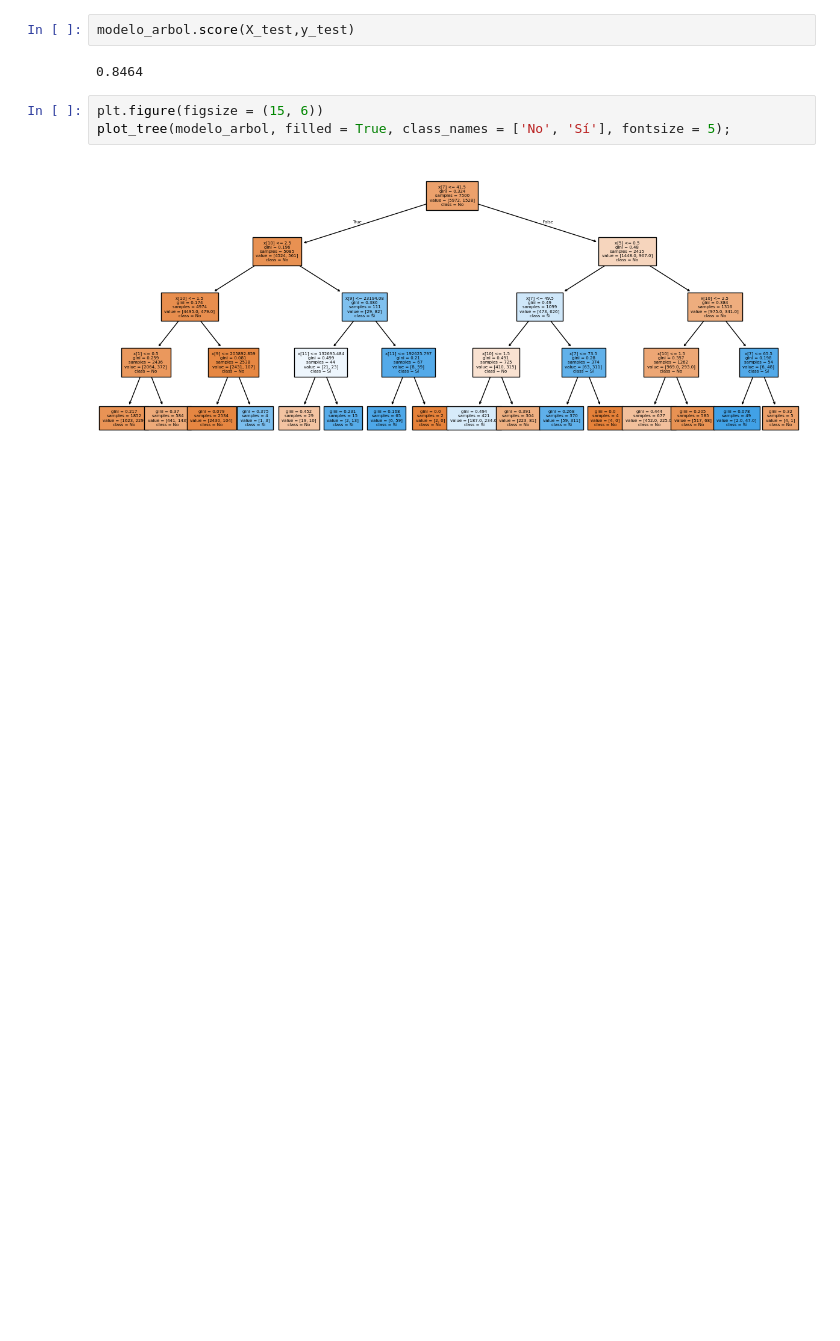
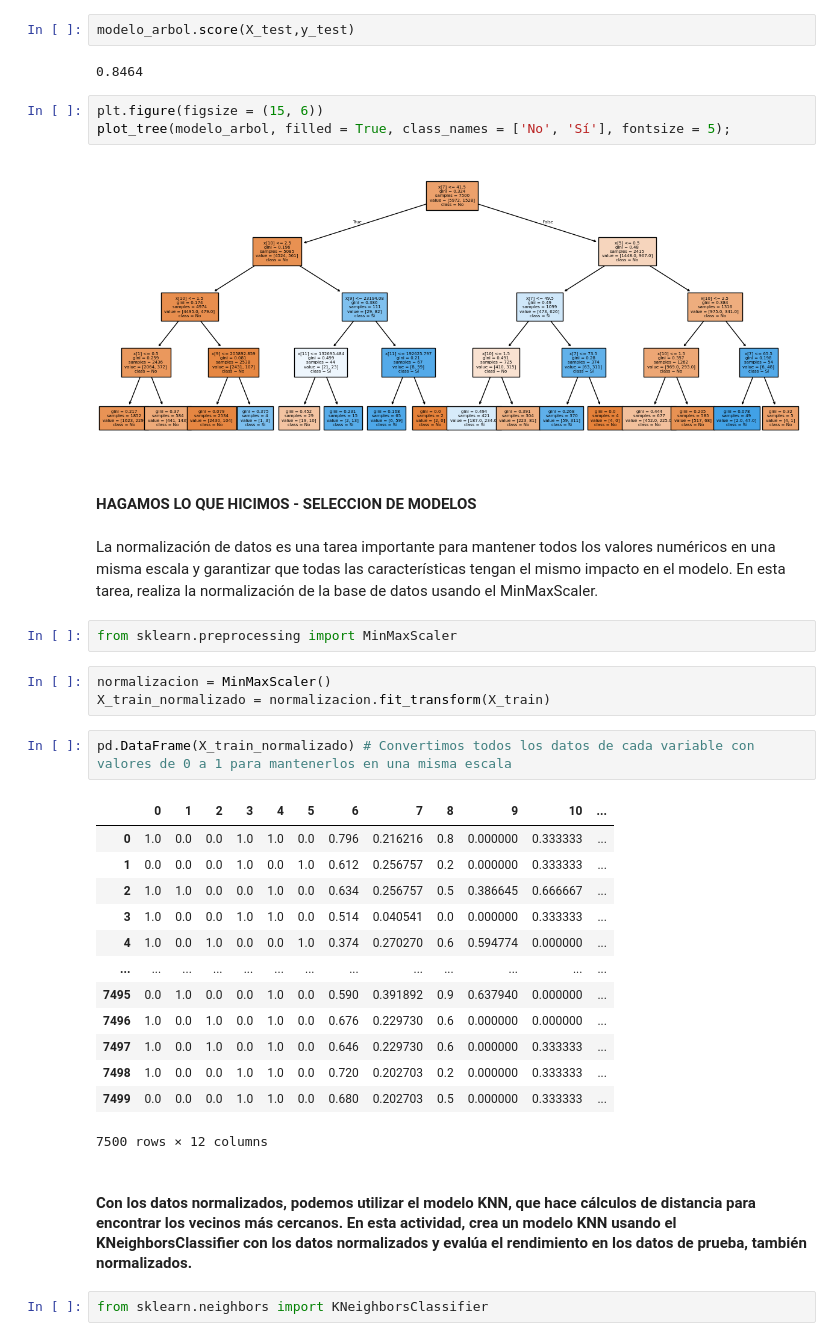
Before and after one commit to Starleen1996/Machine-Learning, a Jupyter notebook: Haga_Lo_que_hicimos_Clasificación_Datos_Machine_Learning.ipynb, the cells around one changed output. Saved outputs shown, nothing was run; the diff lists cells and outputs as text; blank space fills up the shorter version.

```diff
--- a/Haga_Lo_que_hicimos_Clasificación_Datos_Machine_Learning.ipynb
+++ b/Haga_Lo_que_hicimos_Clasificación_Datos_Machine_Learning.ipynb
@@ -280,3 +281,32 @@ plt.figure(figsize = (15, 6))
 plot_tree(modelo_arbol, filled = True, class_names = ['No', 'Sí'], fontsize = 5);
 # %% [output]
 [figure]
+# %% [markdown]
+#### HAGAMOS LO QUE HICIMOS - SELECCION DE MODELOS
+# %% [markdown]
+La normalización de datos es una tarea importante para mantener todos los valores numéricos en una misma escala y garantizar que todas las características tengan el mismo impacto en el modelo. En esta tarea, realiza la normalización de la base de datos usando el MinMaxScaler.
+# %%
+from sklearn.preprocessing import MinMaxScaler
+# %%
+normalizacion = MinMaxScaler()
+X_train_normalizado = normalizacion.fit_transform(X_train)
+# %%
+pd.DataFrame(X_train_normalizado) # Convertimos todos los datos de cada variable con valores de 0 a 1 para mantenerlos en una misma escala
+# %% [output]
+|  | 0 | 1 | 2 | 3 | 4 | 5 | 6 | 7 | 8 | 9 | 10 | ... |
+| 0 | 1.0 | 0.0 | 0.0 | 1.0 | 1.0 | 0.0 | 0.796 | 0.216216 | 0.8 | 0.000000 | 0.333333 | ... |
+| 1 | 0.0 | 0.0 | 0.0 | 1.0 | 0.0 | 1.0 | 0.612 | 0.256757 | 0.2 | 0.000000 | 0.333333 | ... |
+| 2 | 1.0 | 1.0 | 0.0 | 0.0 | 1.0 | 0.0 | 0.634 | 0.256757 | 0.5 | 0.386645 | 0.666667 | ... |
+| 3 | 1.0 | 0.0 | 0.0 | 1.0 | 1.0 | 0.0 | 0.514 | 0.040541 | 0.0 | 0.000000 | 0.333333 | ... |
+| 4 | 1.0 | 0.0 | 1.0 | 0.0 | 0.0 | 1.0 | 0.374 | 0.270270 | 0.6 | 0.594774 | 0.000000 | ... |
+| ... | ... | ... | ... | ... | ... | ... | ... | ... | ... | ... | ... | ... |
+| 7495 | 0.0 | 1.0 | 0.0 | 0.0 | 1.0 | 0.0 | 0.590 | 0.391892 | 0.9 | 0.637940 | 0.000000 | ... |
+| 7496 | 1.0 | 0.0 | 1.0 | 0.0 | 1.0 | 0.0 | 0.676 | 0.229730 | 0.6 | 0.000000 | 0.000000 | ... |
+| 7497 | 1.0 | 0.0 | 1.0 | 0.0 | 1.0 | 0.0 | 0.646 | 0.229730 | 0.6 | 0.000000 | 0.333333 | ... |
+| 7498 | 1.0 | 0.0 | 0.0 | 1.0 | 1.0 | 0.0 | 0.720 | 0.202703 | 0.2 | 0.000000 | 0.333333 | ... |
+| 7499 | 0.0 | 0.0 | 0.0 | 1.0 | 1.0 | 0.0 | 0.680 | 0.202703 | 0.5 | 0.000000 | 0.333333 | ... |
+7500 rows × 12 columns
+# %% [markdown]
+#### Con los datos normalizados, podemos utilizar el modelo KNN, que hace cálculos de distancia para encontrar los vecinos más cercanos. En esta actividad, crea un modelo KNN usando el KNeighborsClassifier con los datos normalizados y evalúa el rendimiento en los datos de prueba, también normalizados.
+# %%
+from sklearn.neighbors import KNeighborsClassifier
```
Also changed, not shown: parts of 18 cells of this notebook.
